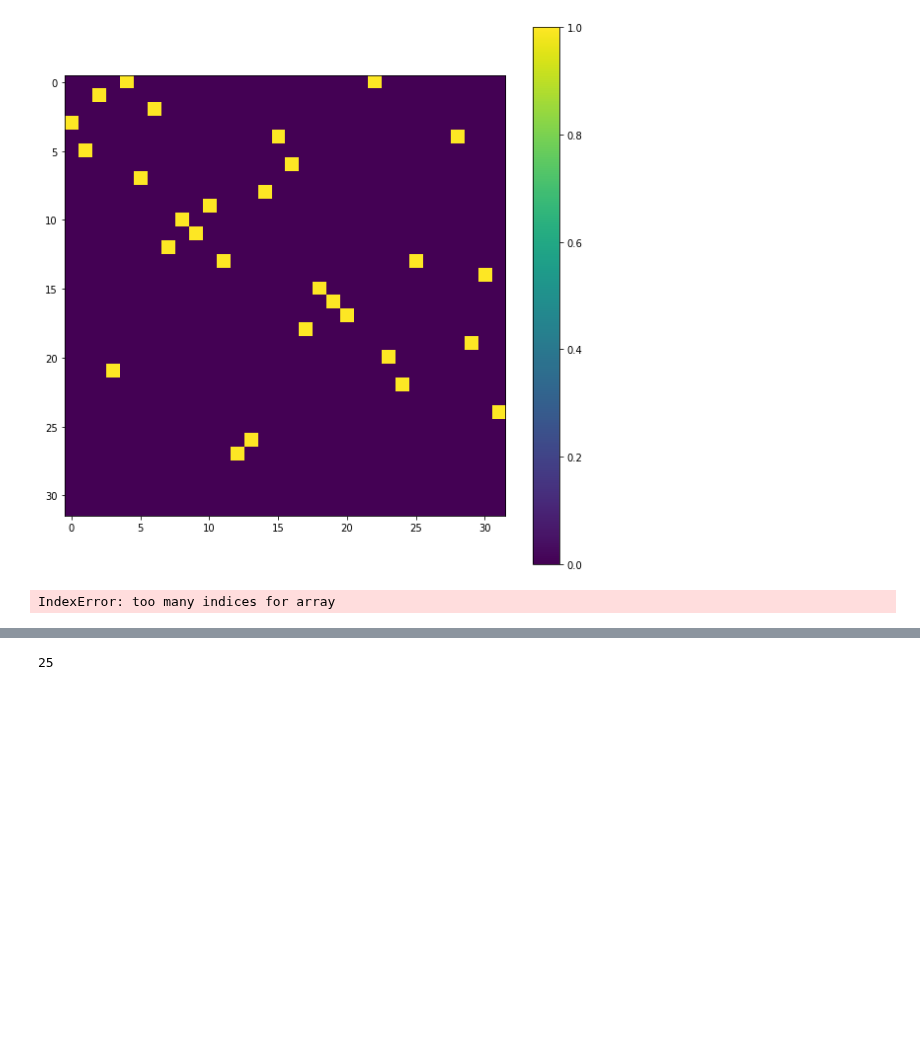
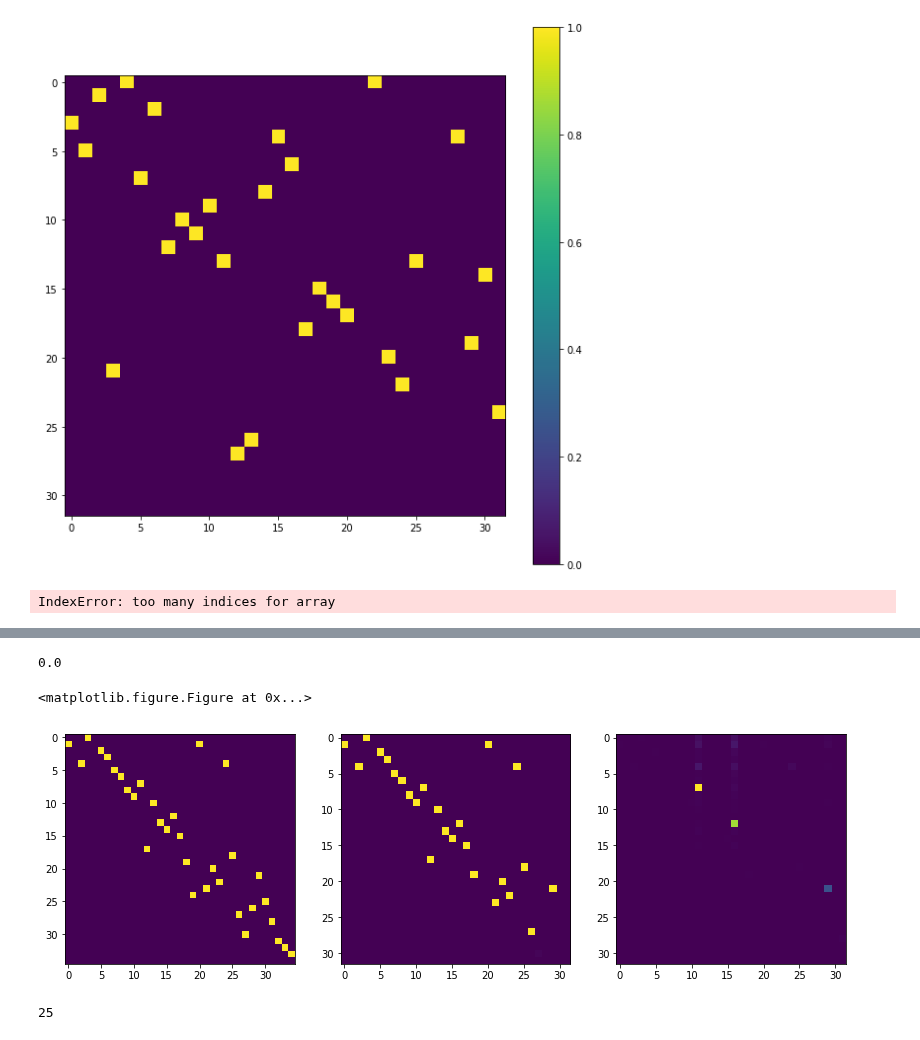
Before and after one commit to rykachevskiy/CRISPR, a Jupyter notebook: UNet.ipynb, the cells around one changed output, grey strips where cells are left out. Cells and saved outputs as stored; diff of their text form; code cells hidden in the pictures; blank space fills up the shorter version.

```diff
--- a/UNet.ipynb
+++ b/UNet.ipynb
@@ -282 +333,12 @@ plot_gr(es_pred)
+# %%
+pp = [[1, 0, 3, 6, 8, 9, 10, 13, 14, 15, 17, 12, 16] for i in range(5)] + \
+        [[4, 2, 5, 7, 11] for i in range(5)] + \
+        [[4, 24, 19, 18, 25, 30, 27, 26, 28, 31, 32, 33, 34]] + \
+        [[1, 20, 22, 23, 21, 29]]
+# %%
+es_answ = np.zeros((35,35))
+
+for p in pp:
+    for a, b in zip(p, p[1:]):
+        es_answ[a][b] = 1
 # %%
@@ -299,0 +348,4 @@ array([ 0,  2,  3,  4,  5,  7,  8,  9, 10, 11, 12, 13, 14, 15, 16, 18, 20,
+# %%
+es_pred[24, 19]
+# %% [output]
+0.0
@@ -300,3 +354,8 @@ array([ 0,  2,  3,  4,  5,  7,  8,  9, 10, 11, 12, 13, 14, 15, 16, 18, 20,
+# %%
+plot_group(es_answ,0,es_pred,0, gr_p[0,:,:, 3], 0, s = 14)
+# %% [output]
+<matplotlib.figure.Figure at 0x...>
+[figure, added]
 # %%
 import sys
 sys.path.append("./h_module/")
```
Also changed, not shown: parts of 35 cells of this notebook, 5 other files.
